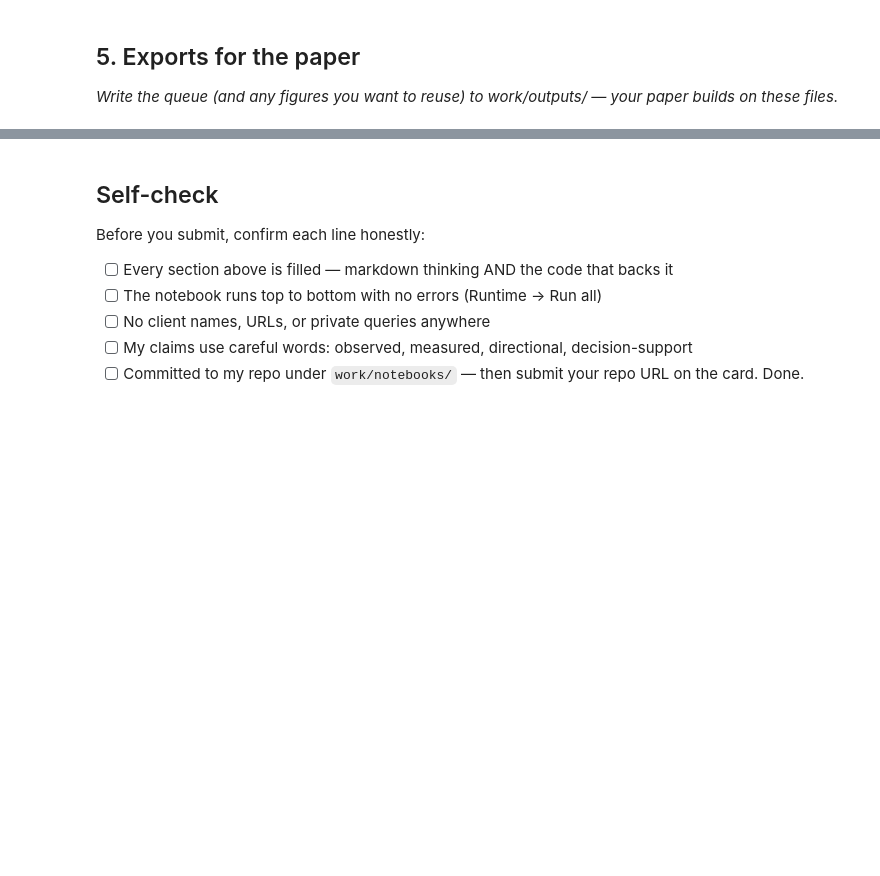
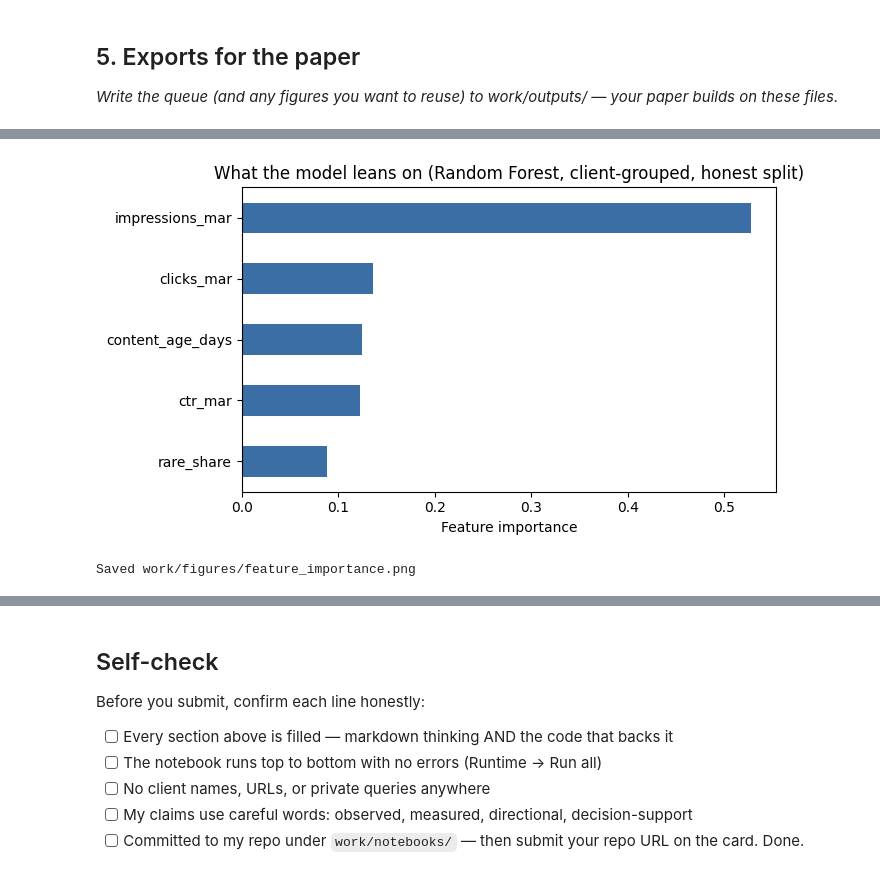
Before and after one commit to Yumna-Zafar/flyrank-ml-internship, a Jupyter notebook: work/notebooks/w07_action_playbook.ipynb, the cells around one changed output, grey strips where cells are left out. Cells and saved outputs as stored; diff of their text form; code cells hidden in the pictures; blank space fills up the shorter version.

```diff
--- a/work/notebooks/w07_action_playbook.ipynb
+++ b/work/notebooks/w07_action_playbook.ipynb
@@ -8,0 +45,17 @@ This skeleton is yours to fill. Work the sections **in order** — each one has
+# %%
+import duckdb, pandas as pd, numpy as np
+import matplotlib.pyplot as plt
+
+con = duckdb.connect()
+con.execute("INSTALL httpfs")
+con.execute("LOAD httpfs")
+con.execute(f"CREATE OR REPLACE SECRET hf (TYPE huggingface, TOKEN '{HF_TOKEN}')")
+
+REL = 'hf://datasets/FlyRank/internship-warehouse'
+TABLES = {
+    'dim_content':    f"read_parquet('{REL}/dim_content.parquet')",
+    'fact_daily_mar': f"read_parquet('{REL}/fact_content_daily_performance/month=2026-03/*.parquet')",
+    'fact_daily_apr': f"read_parquet('{REL}/fact_content_daily_performance/month=2026-04/*.parquet')",
+    'fact_query_90d': f"read_parquet('{REL}/fact_content_query_90d.parquet')",
+}
+print("Connected. Building the final playbook from the validated Week-5/6 model.")
@@ -43,0 +347,13 @@ This skeleton is yours to fill. Work the sections **in order** — each one has
+# %%
+fig, ax = plt.subplots(figsize=(7, 4))
+importances = pd.Series(model.feature_importances_, index=feature_cols).sort_values()
+importances.plot(kind="barh", ax=ax, color="#3b6ea5")
+ax.set_xlabel("Feature importance")
+ax.set_title("What the model leans on (Random Forest, client-grouped, honest split)")
+plt.tight_layout()
+plt.savefig("work/figures/feature_importance.png", dpi=150)
+plt.show()
+print("Saved work/figures/feature_importance.png")
+# %% [output]
+[figure, added]
+Saved work/figures/feature_importance.png
```
Also changed, not shown: parts of 21 cells of this notebook.
